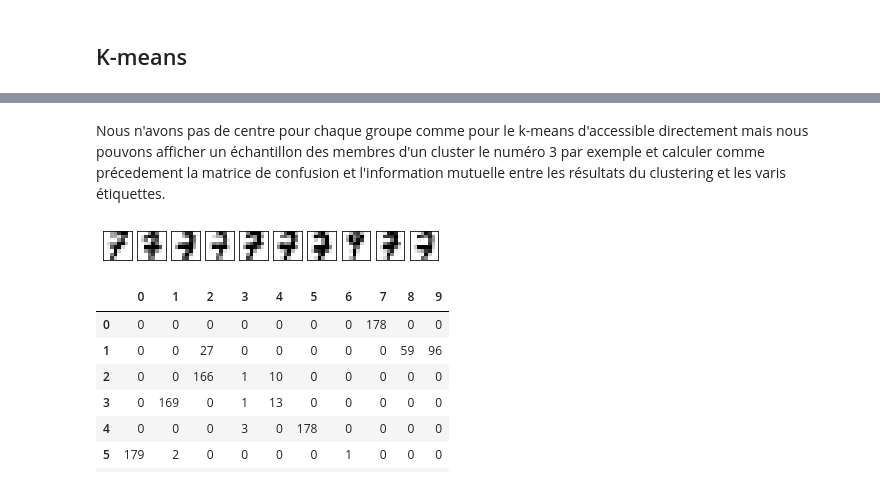
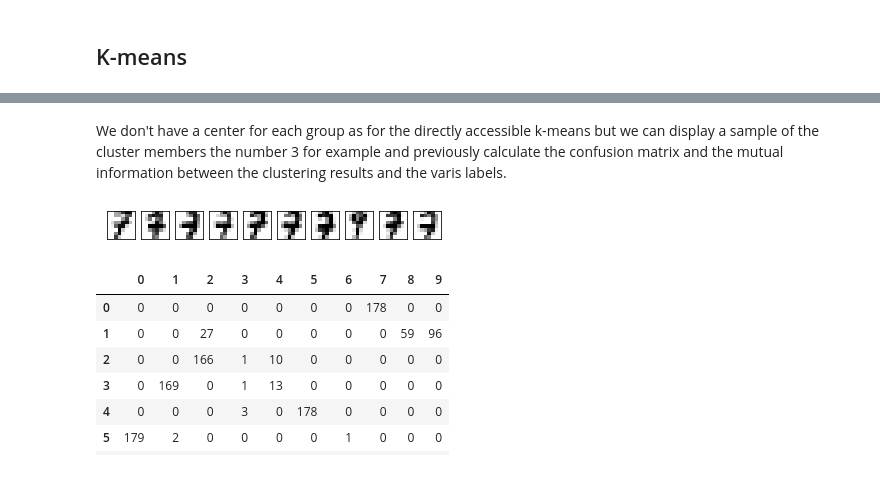
Before and after one commit to comeetie/introml, a Jupyter notebook: unsupervisedlearning/notebooks/ClusteringMNIST.ipynb, the cells around one changed output, grey strips where cells are left out. Saved outputs shown, nothing was run; the diff lists cells and outputs as text; code cells hidden in the pictures.

Commit message:
clustering tp

```diff
--- a/unsupervisedlearning/notebooks/ClusteringMNIST.ipynb
+++ b/unsupervisedlearning/notebooks/ClusteringMNIST.ipynb
@@ -103,10 +99,10 @@ AgglomerativeClustering(affinity='euclidean', compute_full_tree='auto',
-# %% [markdown]
-Nous n'avons pas de centre pour chaque groupe comme pour le k-means d'accessible directement mais nous pouvons afficher un échantillon des membres d'un cluster le numéro 3 par exemple et calculer comme précedement la matrice de confusion et l'information mutuelle entre les résultats du clustering et les varis étiquettes.
+# %% [markdown]
+We don't have a center for each group as for the directly accessible k-means but we can display a sample of the cluster members the number 3 for example and previously calculate the confusion matrix and the mutual information between the clustering results and the varis labels.
 # %%
 ex_c = digits.data[cah.labels_==3]
-plot_data(ex_c[0:10,],0,16)
+plot_data(ex_c[:10,],0,16)
 # %% [output]
-[figure, old version]
+[figure, new version]
 # %%
 pd.DataFrame(confusion_matrix(labels,cah.labels_))
 # %% [output]
```
Also changed, not shown: parts of 51 cells of this notebook, 7 other files.
